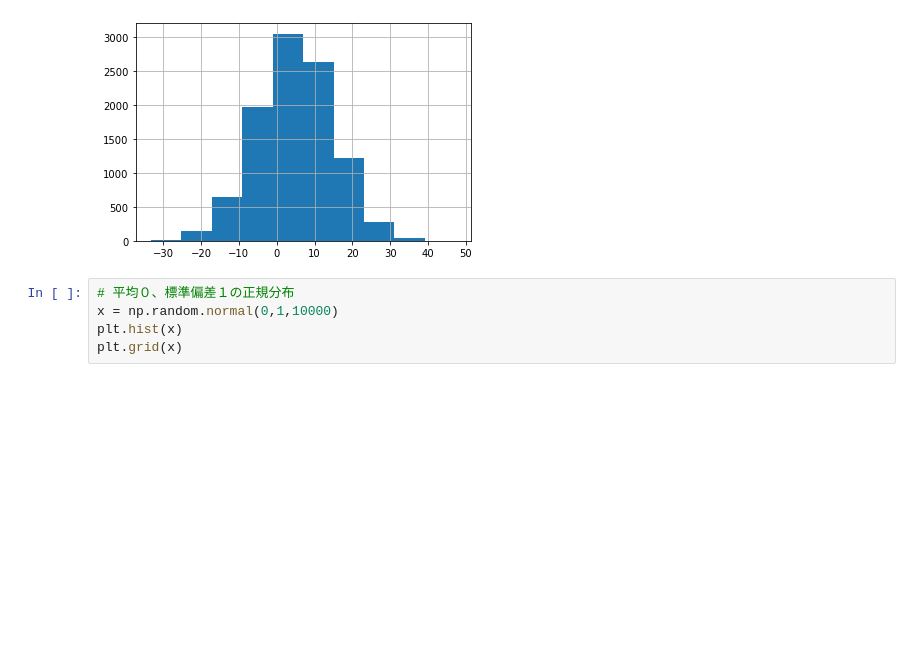
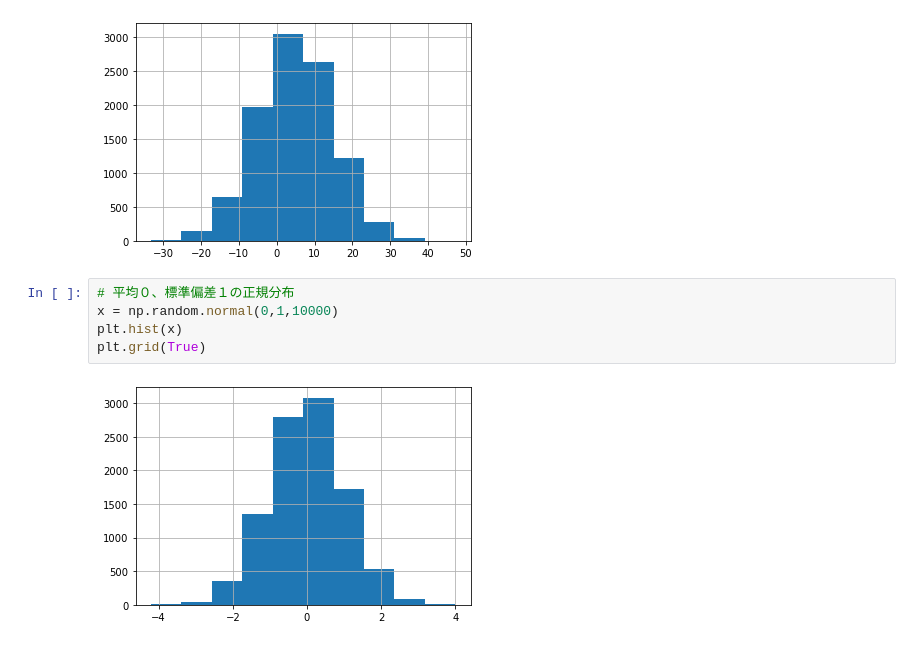
Before and after one commit to zaxirolls/learn, a Jupyter notebook: 東大データサイエンティスト/ch4.ipynb, the cells around one changed output. Cells and saved outputs as stored; diff of their text form; blank space fills up the shorter version.

```diff
--- a/東大データサイエンティスト/ch4.ipynb
+++ b/東大データサイエンティスト/ch4.ipynb
@@ -88,5 +88,7 @@ plt.grid(True)
 # %%
 # 平均０、標準偏差１の正規分布
 x = np.random.normal(0,1,10000)
 plt.hist(x)
-plt.grid(x)
+plt.grid(True)
+# %% [output]
+[figure, added]
```
Also changed, not shown: parts of 3 cells of this notebook.
